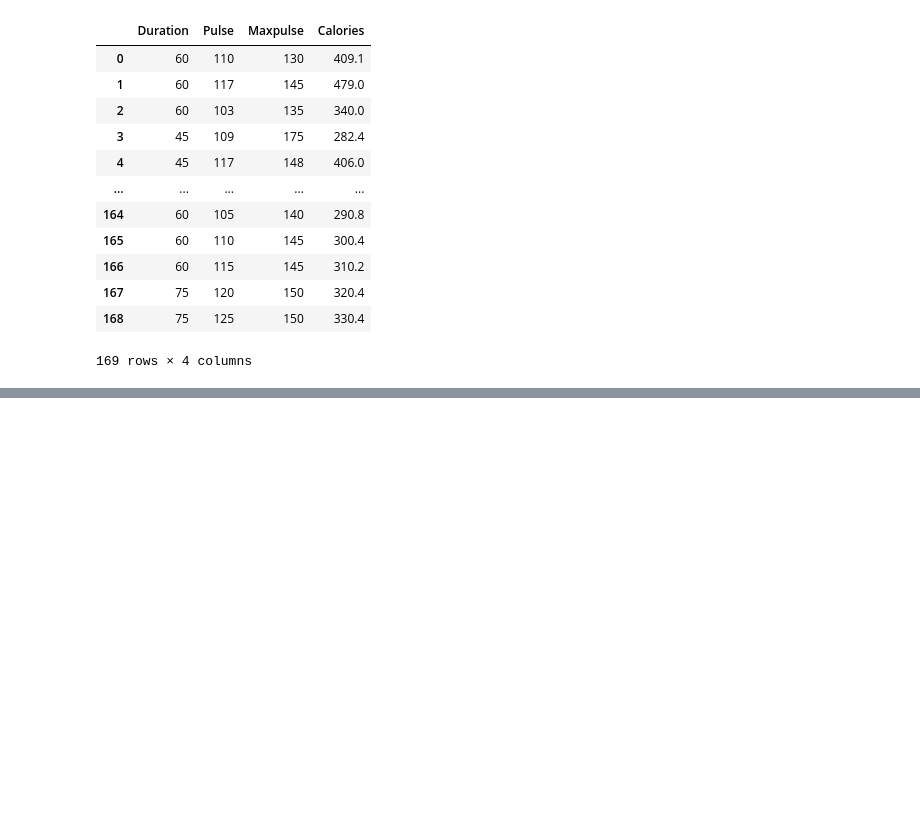
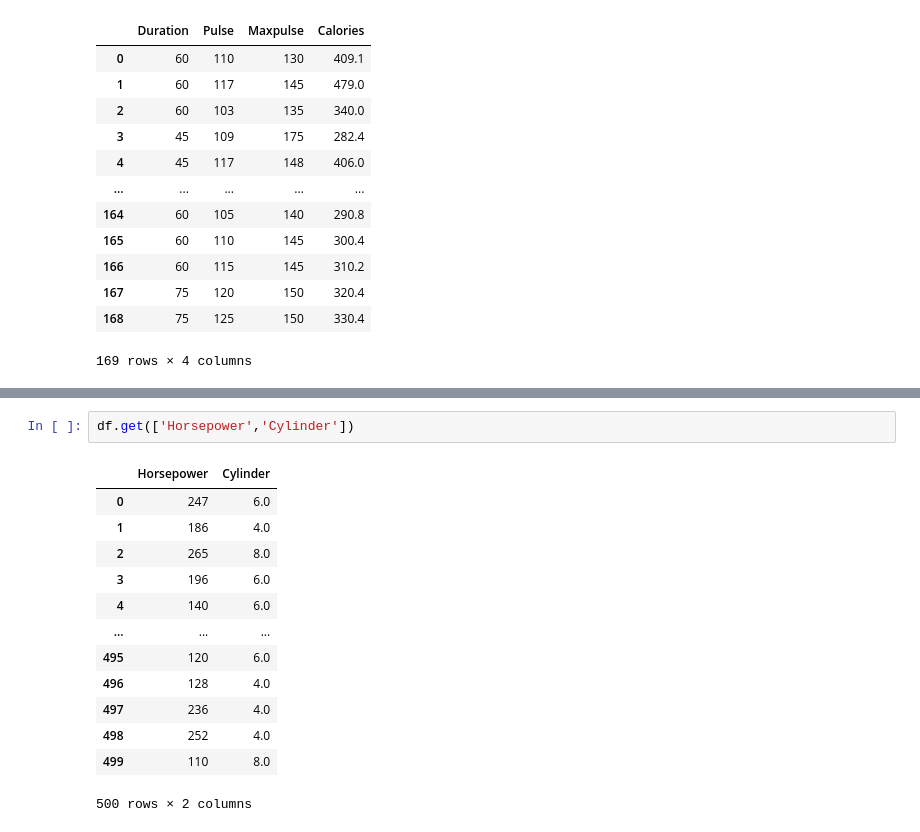
Before and after one commit to monisha4evr/dataAnalytics_04, a Jupyter notebook: AdvancePython/pandas/02_load_write.ipynb, the cells around one changed output, grey strips where cells are left out. Saved outputs shown, nothing was run; the diff lists cells and outputs as text; blank space fills up the shorter version.

```diff
--- a/AdvancePython/pandas/02_load_write.ipynb
+++ b/AdvancePython/pandas/02_load_write.ipynb
@@ -107,0 +195,16 @@ df
+# %%
+df.get(['Horsepower','Cylinder'])
+# %% [output]
+|  | Horsepower | Cylinder |
+| 0 | 247 | 6.0 |
+| 1 | 186 | 4.0 |
+| 2 | 265 | 8.0 |
+| 3 | 196 | 6.0 |
+| 4 | 140 | 6.0 |
+| ... | ... | ... |
+| 495 | 120 | 6.0 |
+| 496 | 128 | 4.0 |
+| 497 | 236 | 4.0 |
+| 498 | 252 | 4.0 |
+| 499 | 110 | 8.0 |
+500 rows × 2 columns
```
Also changed, not shown: parts of 8 cells of this notebook, 8 other files.
